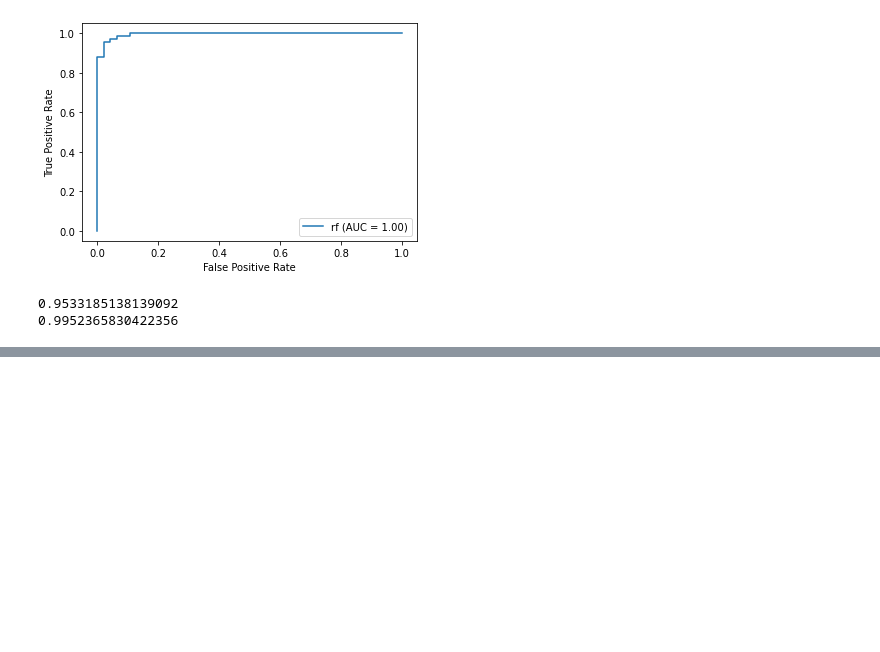
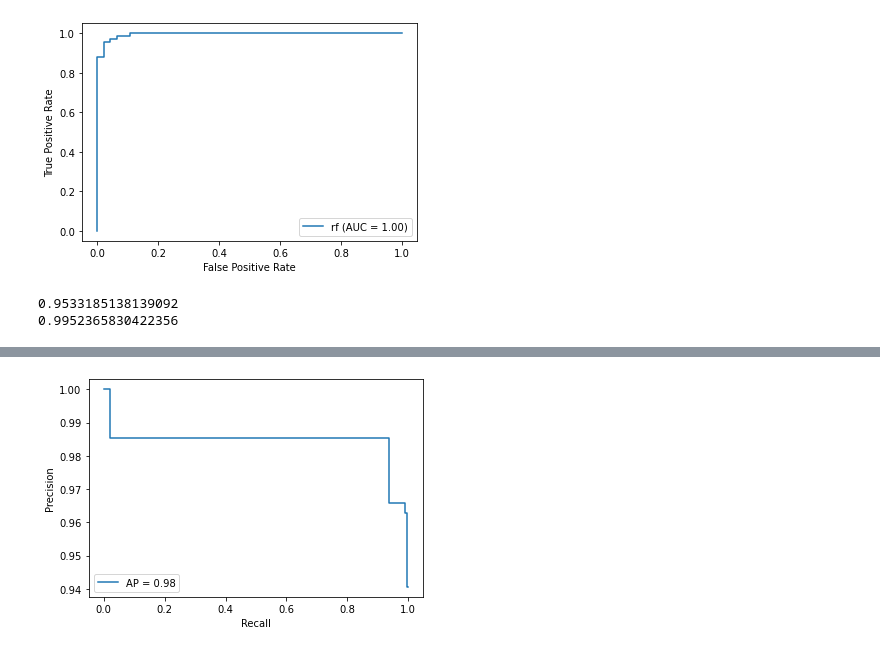
Before and after one commit to shina1221/SSAC_2021, a Jupyter notebook: class_study/07.machine learning/03/05장 개인.ipynb, the cells around one changed output, grey strips where cells are left out. Cells and saved outputs as stored; diff of their text form; code cells hidden in the pictures; blank space fills up the shorter version.

```diff
--- a/class_study/07.machine learning/03/05장 개인.ipynb
+++ b/class_study/07.machine learning/03/05장 개인.ipynb
@@ -1026,0 +1151,16 @@ print(roc_auc_rf)
+# %%
+#PrecisionRecall curve
+def display_pr_curve(y, prob, title):
+    """
+    precision recall curve 시각화
+    """
+    pre, recall, _ = precision_recall_curve(y, prob) #_는 threshold
+    ap_score = average_precision_score(y, prob)
+    disp = PrecisionRecallDisplay(pre, recall, average_precision=ap_score)
+    disp.plot()
+    plt.title(title)
+    plt.grid(True)
+# %%
+display_pr_curve(y_train, pred_train_prob_tree, "DecisionTree Trainset")
+# %% [output]
+[figure, added]
```
Also changed, not shown: parts of 16 cells of this notebook.
